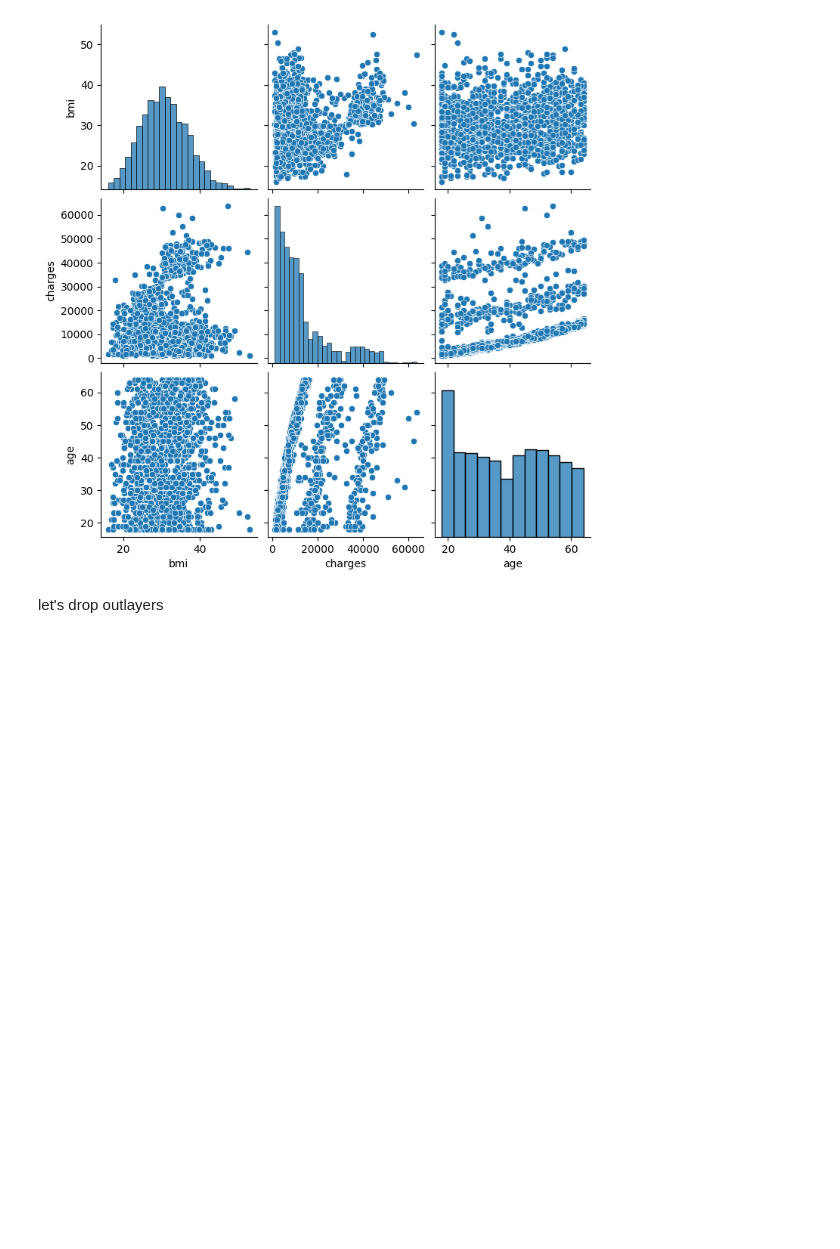
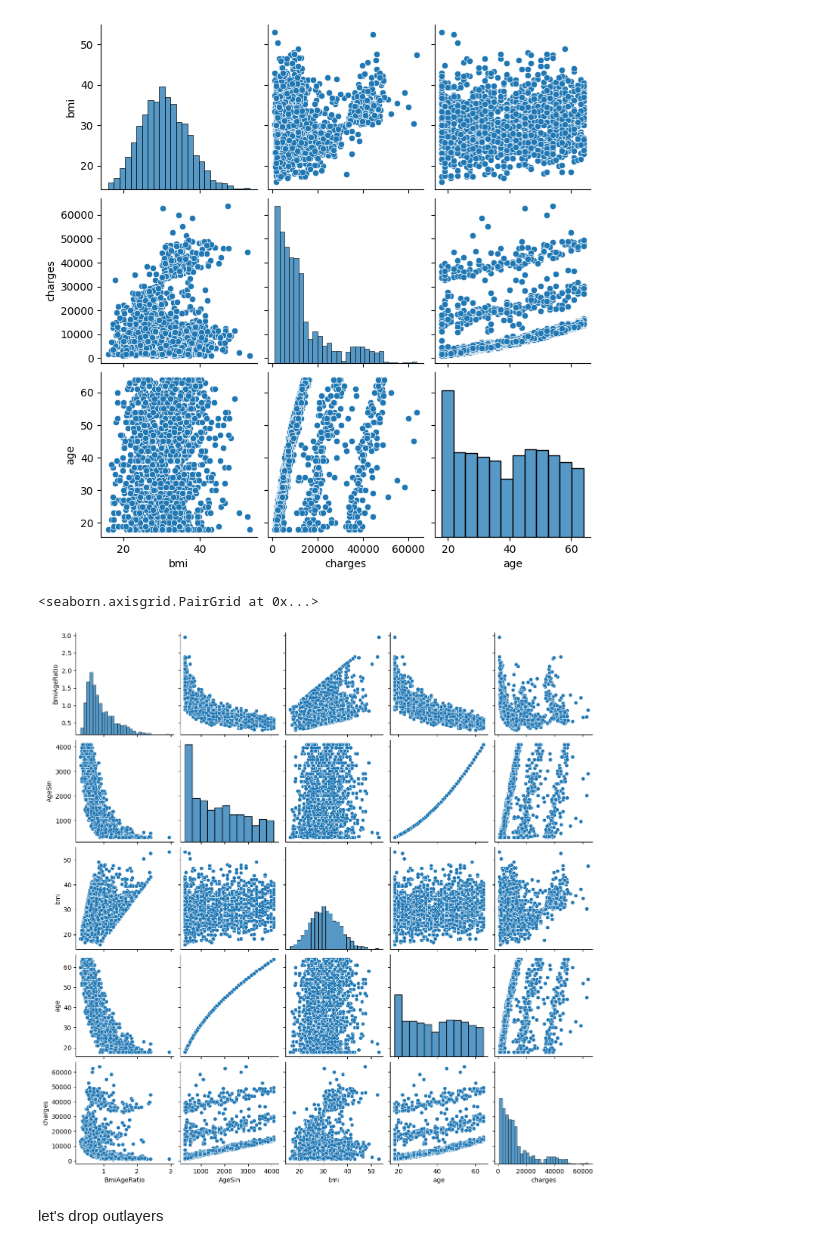
Before and after one commit to Kasymkhankhubiyev/AISiriusSpring2024, a Jupyter notebook: lab_01.ipynb, the cells around one changed output. Cells and saved outputs as stored; diff of their text form; code cells hidden in the pictures; blank space fills up the shorter version.

```diff
--- a/lab_01.ipynb
+++ b/lab_01.ipynb
@@ -162,6 +198,20 @@ sns.pairplot(df[['bmi', 'charges', 'age']])
 # %% [output]
 <seaborn.axisgrid.PairGrid at 0x...>
 [figure]
+# %%
+bmi, age = df['bmi'], df['age']
+# %%
+bmi_age_ratio = bmi / age
+age_sin = age**2
+
+gen_features = pd.DataFrame({'BmiAgeRatio': bmi_age_ratio, 'AgeSin': age_sin,
+                             'bmi': df['bmi'].values, 'age': df['age'].values,
+                             'charges': df['charges'].values})
+
+sns.pairplot(gen_features)
+# %% [output]
+<seaborn.axisgrid.PairGrid at 0x...>
+[figure, added]
 # %% [markdown]
 let's drop outlayers
 # %%
```
Also changed, not shown: parts of 13 cells of this notebook, 3 other files.
